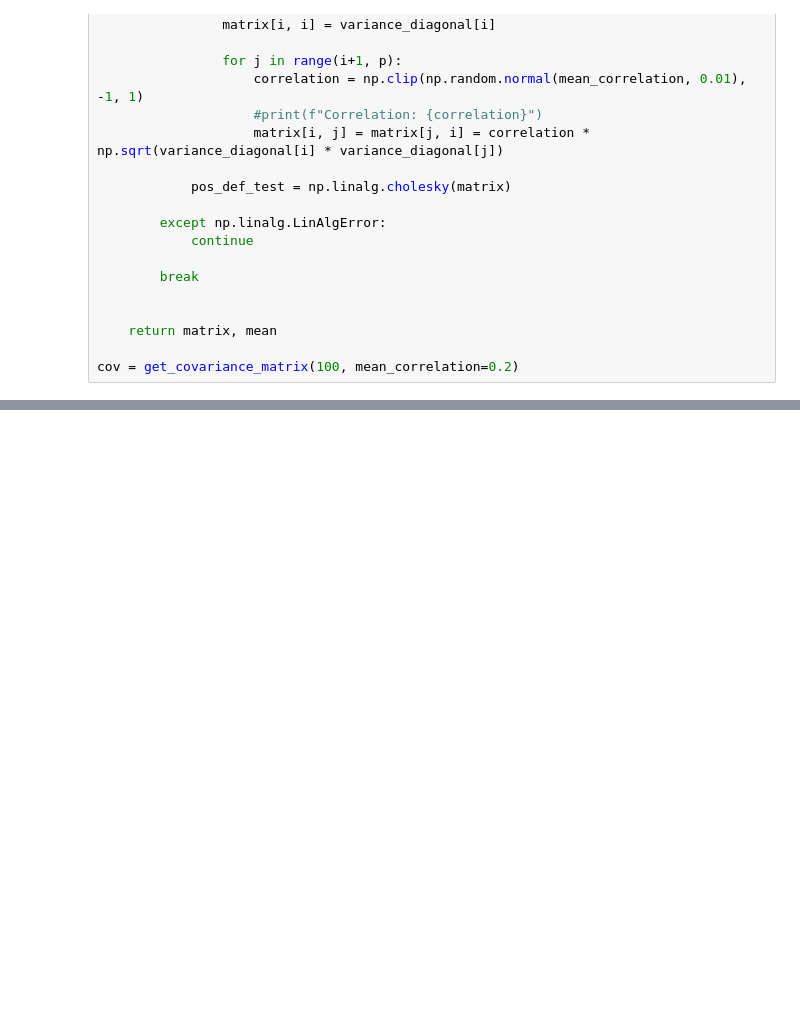
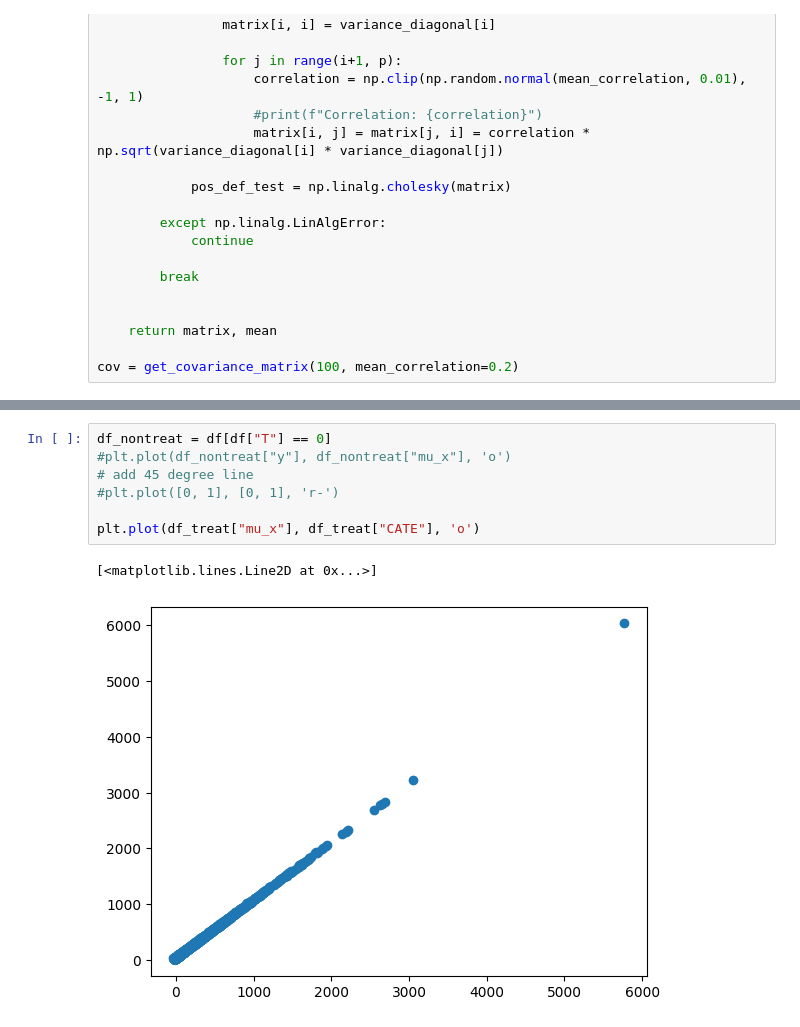
Before and after one commit to Jackbonkins/Heter_effects, a Jupyter notebook: Gen_Data.ipynb, the cells around one changed output, grey strips where cells are left out. Drawn from its saved outputs; the diff is of its cells as text; blank space fills up the shorter version.

```diff
--- a/Gen_Data.ipynb
+++ b/Gen_Data.ipynb
@@ -132,0 +157,10 @@ gen_outcome(df)
+# %%
+df_nontreat = df[df["T"] == 0]
+#plt.plot(df_nontreat["y"], df_nontreat["mu_x"], 'o')
+# add 45 degree line
+#plt.plot([0, 1], [0, 1], 'r-')
+
+plt.plot(df_treat["mu_x"], df_treat["CATE"], 'o')
+# %% [output]
+[<matplotlib.lines.Line2D at 0x...>]
+[figure, added]
```
Also changed, not shown: parts of 7 cells of this notebook.
